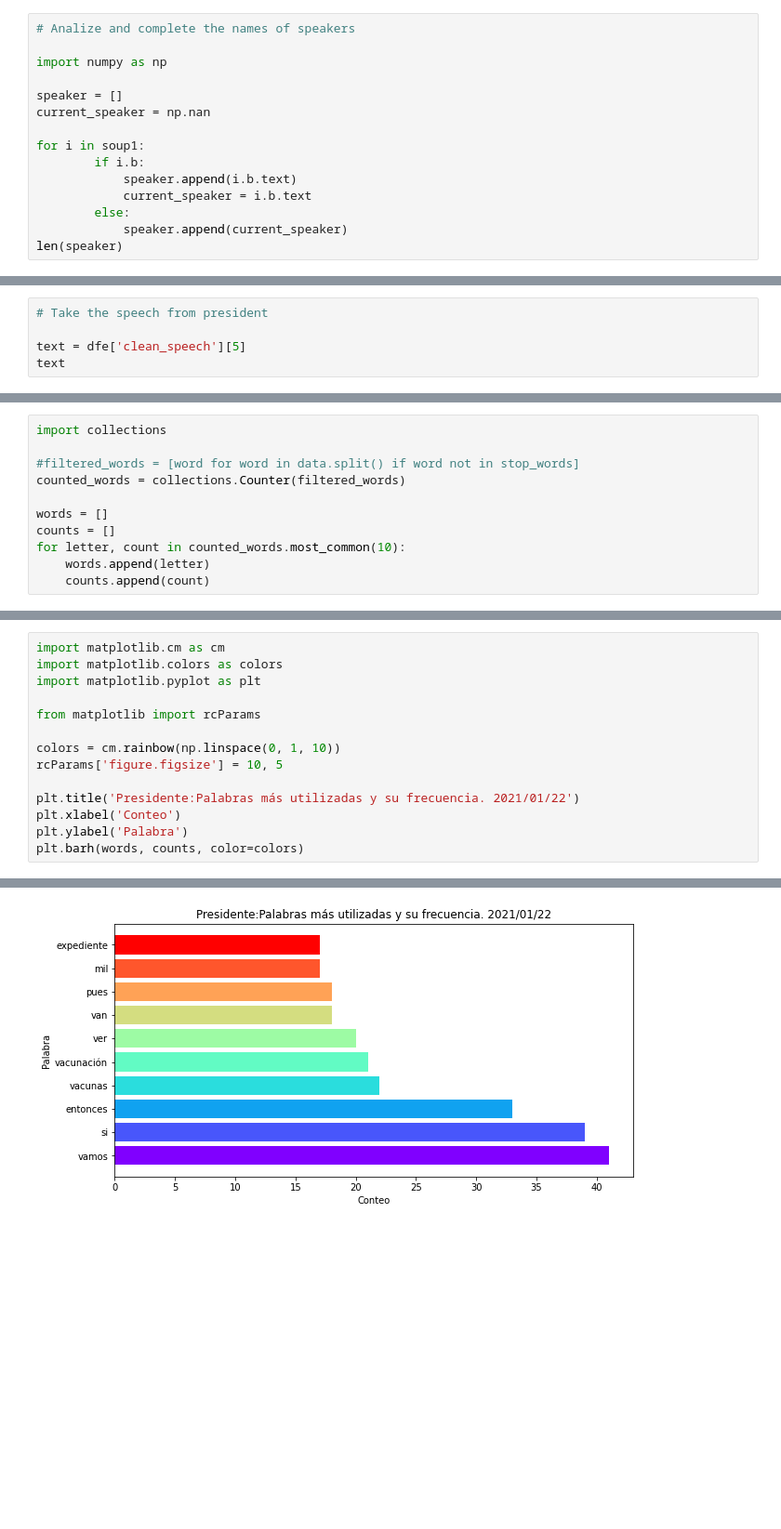
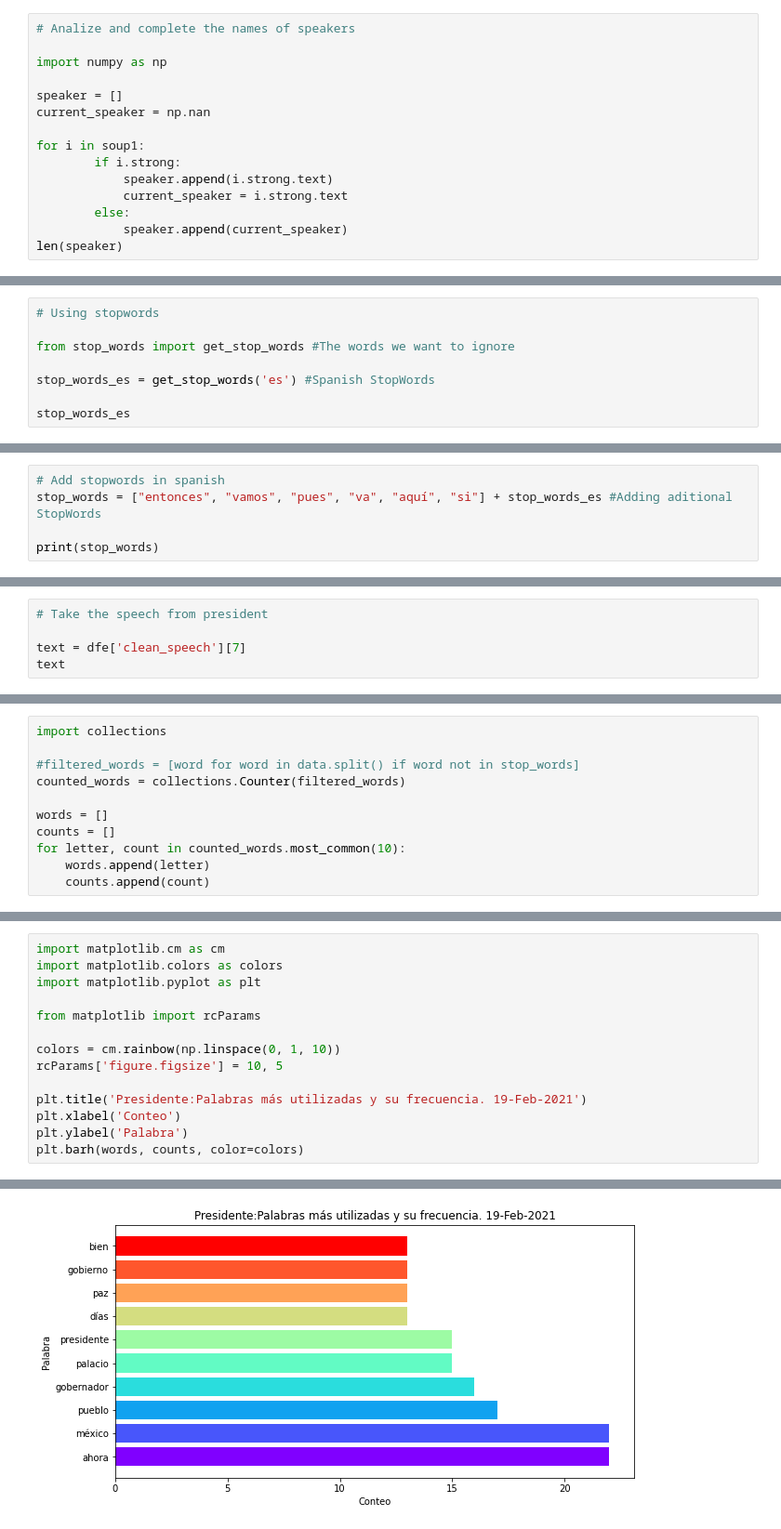
Before and after one commit to FernandoTorresL/scraping-conferencias, a Jupyter notebook: notebook/scraping-conferencias.ipynb, the cells around one changed output, grey strips where cells are left out. Shown at 93% size. Drawn from its saved outputs; the diff is of its cells as text; blank space fills up the shorter version.

Commit message:
Fix notebook issues, update README, requeriments and image files

```diff
--- a/notebook/scraping-conferencias.ipynb
+++ b/notebook/scraping-conferencias.ipynb
@@ -42,9 +69,9 @@ speaker = []
 current_speaker = np.nan
 
 for i in soup1:
-        if i.b:
-            speaker.append(i.b.text)
-            current_speaker = i.b.text
+        if i.strong:
+            speaker.append(i.strong.text)
+            current_speaker = i.strong.text
         else:
             speaker.append(current_speaker)
 len(speaker)
@@ -440,0 +515,8 @@ print(stop_words)
+# %%
+# Using stopwords
+
+from stop_words import get_stop_words #The words we want to ignore
+
+stop_words_es = get_stop_words('es') #Spanish StopWords
+
+stop_words_es
@@ -440,0 +547,5 @@ print(stop_words)
+# %%
+# Add stopwords in spanish
+stop_words = ["entonces", "vamos", "pues", "va", "aquí", "si"] + stop_words_es #Adding aditional StopWords
+
+print(stop_words)
@@ -452,6 +569,6 @@ dfe
 # %%
 # Take the speech from president
 
-text = dfe['clean_speech'][5]
+text = dfe['clean_speech'][7]
 text
 # %% [output]
@@ -523,18 +654,18 @@ print(words,counts)
 # %%
 import matplotlib.cm as cm
 import matplotlib.colors as colors
 import matplotlib.pyplot as plt
 
 from matplotlib import rcParams
 
 colors = cm.rainbow(np.linspace(0, 1, 10))
 rcParams['figure.figsize'] = 10, 5
 
-plt.title('Presidente:Palabras más utilizadas y su frecuencia. 2021/01/22')
+plt.title('Presidente:Palabras más utilizadas y su frecuencia. 19-Feb-2021')
 plt.xlabel('Conteo')
 plt.ylabel('Palabra')
 plt.barh(words, counts, color=colors)
 # %% [output]
 <BarContainer object of 10 artists>
-[figure, old version]
+[figure, new version]
 # %% [markdown]
```
Also changed, not shown: parts of 51 cells of this notebook, 4 other files.
